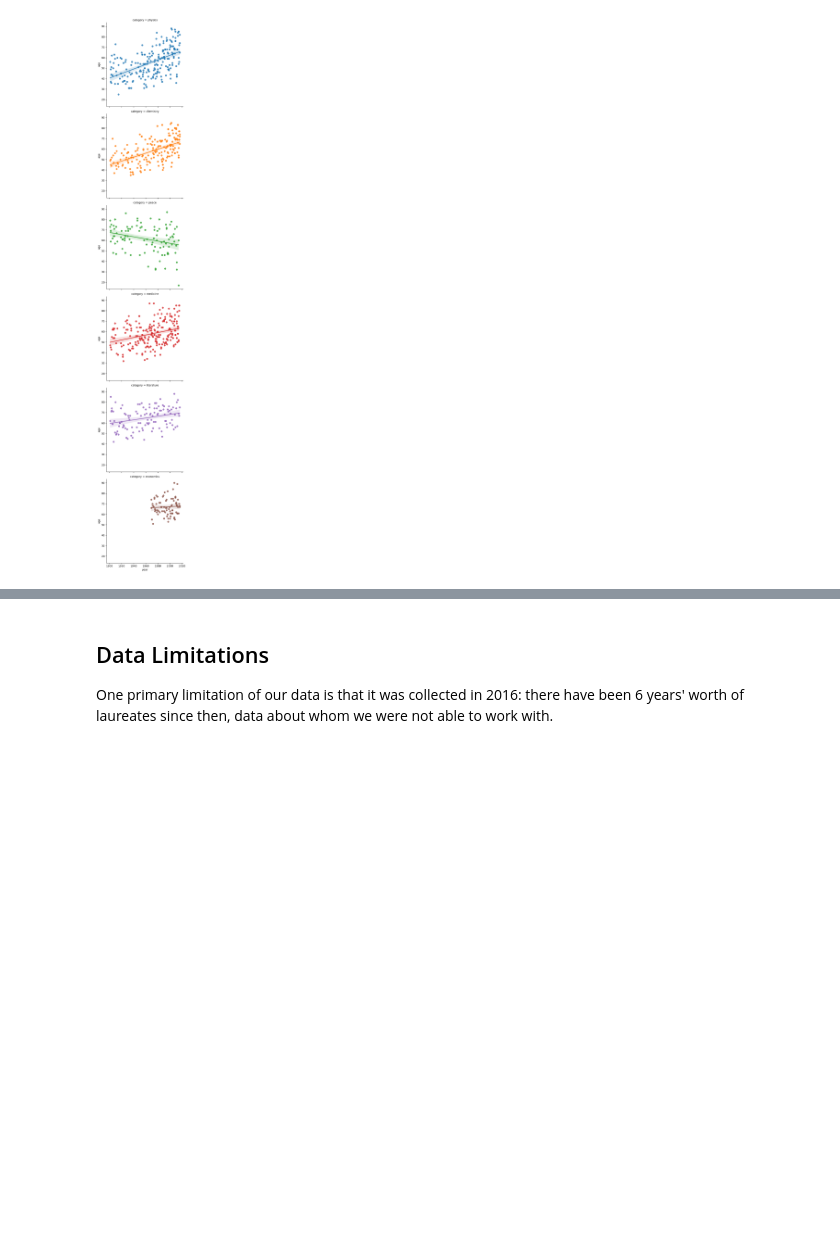
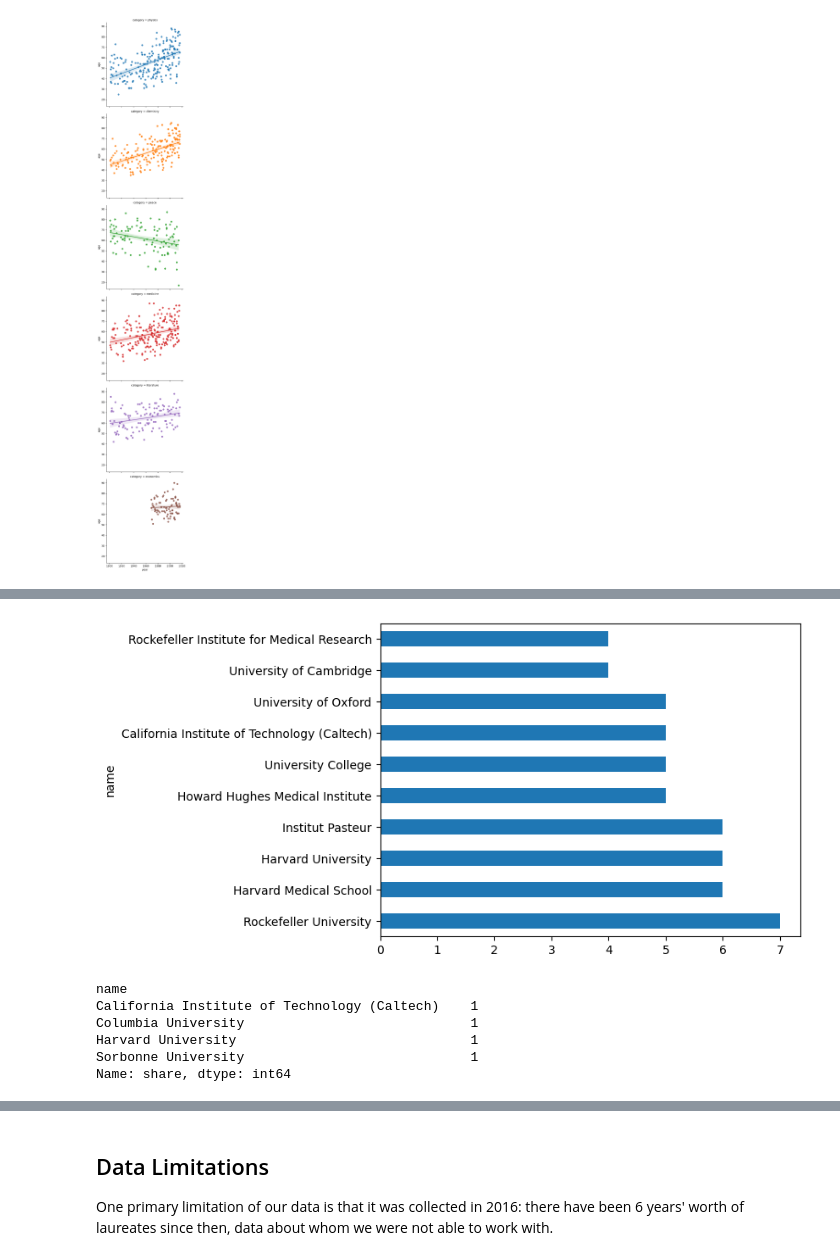
Before and after one commit to qbello22/2950-Project, a Jupyter notebook: nobel-prize.ipynb, the cells around one changed output, grey strips where cells are left out. Saved outputs shown, nothing was run; the diff lists cells and outputs as text; code cells hidden in the pictures; blank space fills up the shorter version.

```diff
--- a/nobel-prize.ipynb
+++ b/nobel-prize.ipynb
@@ -170,0 +222,4 @@ university_data
+# %%
+medicine = nobel_data_raw.loc[nobel_data_raw['category']=='medicine']
+medicine_data = medicine.groupby(['name'])['share'].count().sort_values(ascending = False).head(10)
+medicine_data
@@ -170,0 +239,15 @@ university_data
+# %%
+medicine_data_plot = medicine_data.plot.barh(y = 'name')
+# %% [output]
+[figure, added]
+# %%
+peace = nobel_data_raw.loc[nobel_data_raw['category']=='peace']
+peace_data = peace.groupby(['name'])['share'].count().sort_values(ascending = False).head(10)
+peace_data
+# %% [output]
+name
+California Institute of Technology (Caltech)    1
+Columbia University                             1
+Harvard University                              1
+Sorbonne University                             1
+Name: share, dtype: int64
```
Also changed, not shown: parts of 14 cells of this notebook.
